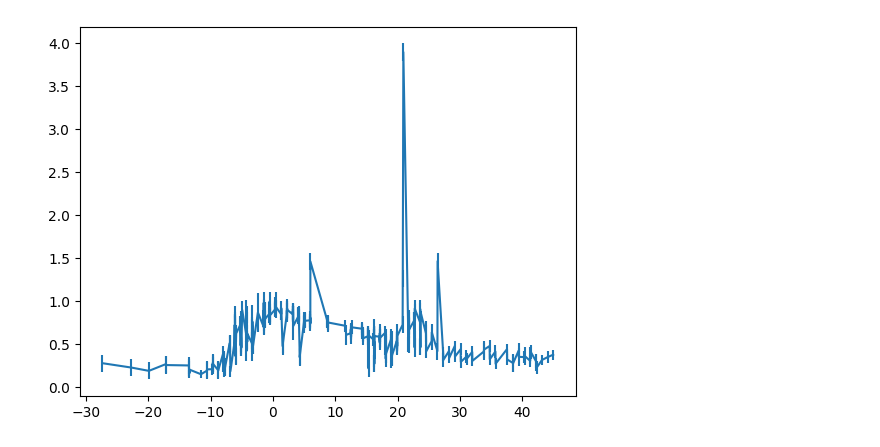
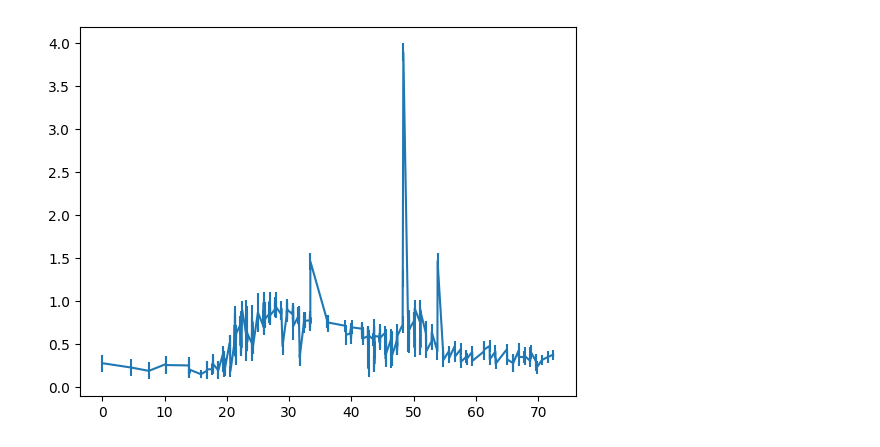
Before and after one commit to asmuzsoy/beams_ext, a Jupyter notebook: fit_real_sne.ipynb, the cells around one changed output. Cells and saved outputs as stored; diff of their text form; code cells hidden in the pictures.

```diff
--- a/fit_real_sne.ipynb
+++ b/fit_real_sne.ipynb
@@ -255,69 +252,47 @@ lc_table = feather.read_table("_ts.feather")
 def ns_to_days(ns):
     return ns / (1e9 * 60 * 60 * 24)
 
-# Convert each column to a numpy array and print its name and shape
-columns = {}
-for col_name in ['phase', 'mag', 'mag_error', 'flux', 'flux_error', 'filter', 'zeropoint']:
-    arr = np.array(lc_table[col_name])
-    print(f"{col_name}: shape {arr.shape}")
-    # Replace NaNs with zero if the dtype is float
-    if np.issubdtype(arr.dtype, np.floating):
-        arr = np.nan_to_num(arr, nan=0.1)
-    columns[col_name] = arr
+def read_feather_file(filename):
 
-# columns['time'] = columns['phase'] - np.min(columns['phase'])
-columns['time'] = columns['phase']
-
-columns['zpsys'] = np.array(['ab'] * len(columns['phase']), dtype=str)
-
-band_name_dict = {'ZTF_r': 'ztfr', 'ZTF_g': 'ztfg', 'ZTF_i': 'ztfi'}
-
-columns['band'] = np.array([band_name_dict[i] for i in columns['filter']], dtype=str)
-
-# remove unit from time and convert to days
-# remove unit from time and convert to days, then to float64
-# If the dtype is timedelta64[ns], convert to float days
-if np.issubdtype(columns['time'].dtype, np.timedelta64):
-    columns['time'] = columns['time'].astype('timedelta64[ns]').astype('float64') / (1e9 * 60 * 60 * 24)
-columns['time'] = columns['time'].astype(np.float64)
-
-# Remove the 'phase' column
-del columns['phase']
-del columns['filter']
+    lc_table = feather.read_table(filename)
 
 
-# Create an astropy Table from these columns
-astropy_lc_table = Table(columns)
-print(astropy_lc_table)
+    # Convert each column to a numpy array and print its name and shape
+    columns = {}
+    for col_name in ['phase', 'mag', 'mag_error', 'flux', 'flux_error', 'filter', 'zeropoint']:
+        arr = np.array(lc_table[col_name])
+        # print(f"{col_name}: shape {arr.shape}")
+        # Replace NaNs with zero if the dtype is float
+        if np.issubdtype(arr.dtype, np.floating):
+            arr = np.nan_to_num(arr, nan=0.1)
+        columns[col_name] = arr
+
+    columns['time'] = columns['phase'] - np.min(columns['phase'])
+    # columns['time'] = columns['phase']
+
+    columns['zpsys'] = np.array(['ab'] * len(columns['phase']), dtype=str)
+
+    band_name_dict = {'ZTF_r': 'ztfr', 'ZTF_g': 'ztfg', 'ZTF_i': 'ztfi'}
+
+    columns['band'] = np.array([band_name_dict[i] for i in columns['filter']], dtype=str)
+
+    # remove unit from time and convert to days, then to float64
+    # If the dtype is timedelta64[ns], convert to float days
+    if np.issubdtype(columns['time'].dtype, np.timedelta64):
+        columns['time'] = columns['time'].astype('timedelta64[ns]').astype('float64') / (1e9 * 60 * 60 * 24)
+    columns['time'] = columns['time'].astype(np.float64)
+
+    # Remove the 'phase' column
+    del columns['phase']
+    del columns['filter']
+
+
+    # Create an astropy Table from these columns
+    astropy_lc_table = Table(columns)
+    # print(astropy_lc_table)
+    return astropy_lc_table
+
+astropy_lc_table = read_feather_file("_ts.feather")
 
 plt.errorbar(astropy_lc_table['time'], astropy_lc_table['flux'], yerr = astropy_lc_table['flux_error'])
-
-# # lc_table['time'] = lc_table['phase']
-
-# # If you know the redshift, set it here; otherwise, use a guess (e.g., 0.1)
-# z_guess = lc_table.meta.get('z', 0.1) if hasattr(lc_table, 'meta') else 0.1
-
-# # Fit as Ia
-# try:
-#     ia_result, ia_model = fit_ia(z_guess, [lc_table])
-#     print("Ia fit result:", ia_result)
-# except Exception as e:
-#     print("Ia fit failed:", e)
-
-# # Fit as Ibc
-# try:
-#     ibc_result, ibc_model = fit_ibc(z_guess, [lc_table])
-#     print("Ibc fit result:", ibc_result)
-# except Exception as e:
-#     print("Ibc fit failed:", e)
-
-# # Optional: plot the light curve and fits
-# import matplotlib.pyplot as plt
-# sncosmo.plot_lc(lc_table, model=ia_model, errors=ia_result.errors if ia_result else None)
-# plt.title("SALT2 (Ia) fit")
-# plt.show()
-
-# sncosmo.plot_lc(lc_table, model=ibc_model, errors=ibc_result.errors if ibc_result else None)
-# plt.title("Arnett (Ibc) fit")
-# plt.show()
 # %% [output]
@@ -342,4 +300,4 @@ Length = 265 rows
-[figure, old version]
+[figure, new version]
 # %%
 result, fitted_model = fit_ia(0.074, [astropy_lc_table])
 sncosmo.plot_lc(astropy_lc_table, model=fitted_model);
```
Also changed, not shown: parts of 21 cells of this notebook.
